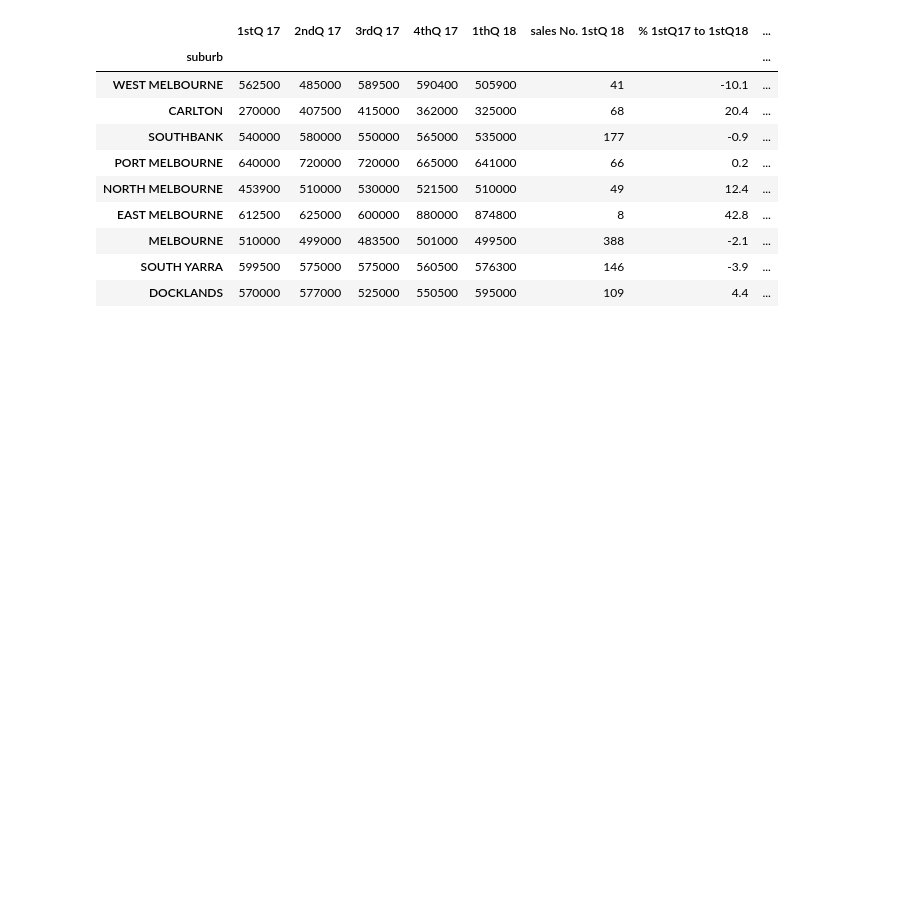
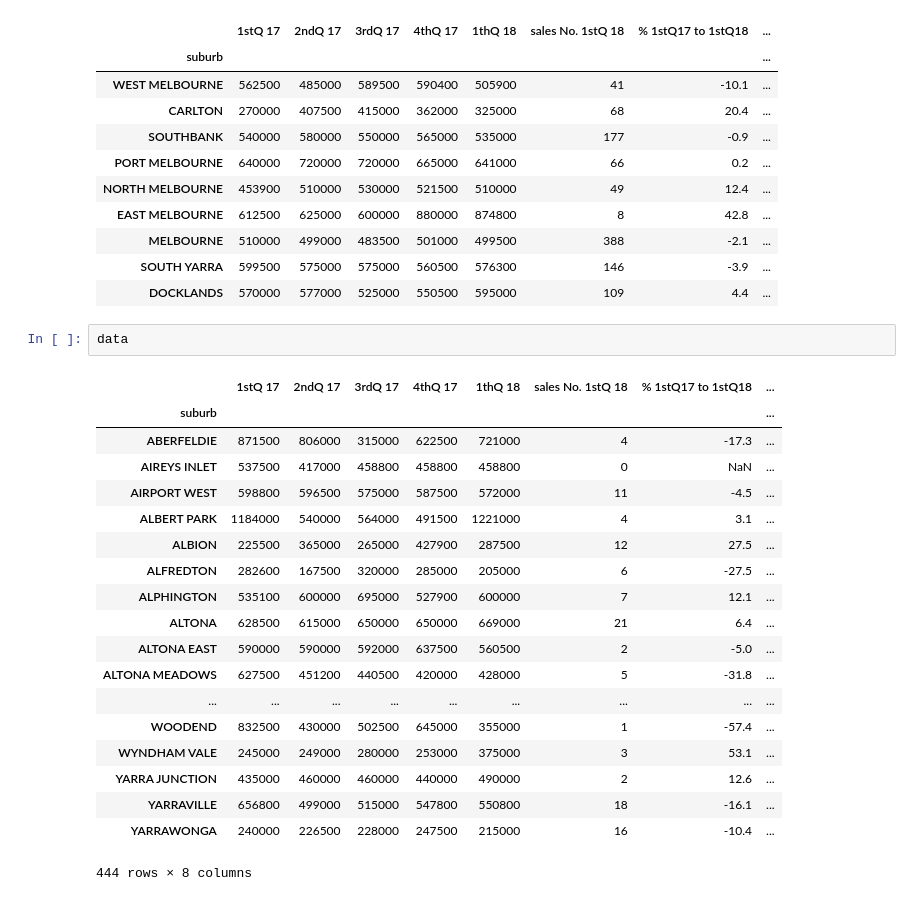
Before and after one commit to damipaigu/Python-Learning-Notes, a Jupyter notebook: Realestate/Victorian Property Sales Report - Median Unit by Suburb Quarterly/Unit Sales - Mar2018-final.ipynb, the cells around one changed output. Saved outputs shown, nothing was run; the diff lists cells and outputs as text; blank space fills up the shorter version.

```diff
--- a/Realestate/Victorian Property Sales Report - Median Unit by Suburb Quarterly/Unit Sales - Mar2018-final.ipynb
+++ b/Realestate/Victorian Property Sales Report - Median Unit by Suburb Quarterly/Unit Sales - Mar2018-final.ipynb
@@ -47,3 +32,25 @@ data.reindex(city_sub).sort_values(by='% 4thQ17 to 1stQ18')
 | MELBOURNE | 510000 | 499000 | 483500 | 501000 | 499500 | 388 | -2.1 | ... |
 | SOUTH YARRA | 599500 | 575000 | 575000 | 560500 | 576300 | 146 | -3.9 | ... |
 | DOCKLANDS | 570000 | 577000 | 525000 | 550500 | 595000 | 109 | 4.4 | ... |
+# %%
+data
+# %% [output]
+|  | 1stQ 17 | 2ndQ 17 | 3rdQ 17 | 4thQ 17 | 1thQ 18 | sales No. 1stQ 18 | % 1stQ17 to 1stQ18 | ... |
+| suburb |  |  |  |  |  |  |  | ... |
+| ABERFELDIE | 871500 | 806000 | 315000 | 622500 | 721000 | 4 | -17.3 | ... |
+| AIREYS INLET | 537500 | 417000 | 458800 | 458800 | 458800 | 0 | NaN | ... |
+| AIRPORT WEST | 598800 | 596500 | 575000 | 587500 | 572000 | 11 | -4.5 | ... |
+| ALBERT PARK | 1184000 | 540000 | 564000 | 491500 | 1221000 | 4 | 3.1 | ... |
+| ALBION | 225500 | 365000 | 265000 | 427900 | 287500 | 12 | 27.5 | ... |
+| ALFREDTON | 282600 | 167500 | 320000 | 285000 | 205000 | 6 | -27.5 | ... |
+| ALPHINGTON | 535100 | 600000 | 695000 | 527900 | 600000 | 7 | 12.1 | ... |
+| ALTONA | 628500 | 615000 | 650000 | 650000 | 669000 | 21 | 6.4 | ... |
+| ALTONA EAST | 590000 | 590000 | 592000 | 637500 | 560500 | 2 | -5.0 | ... |
+| ALTONA MEADOWS | 627500 | 451200 | 440500 | 420000 | 428000 | 5 | -31.8 | ... |
+| ... | ... | ... | ... | ... | ... | ... | ... | ... |
+| WOODEND | 832500 | 430000 | 502500 | 645000 | 355000 | 1 | -57.4 | ... |
+| WYNDHAM VALE | 245000 | 249000 | 280000 | 253000 | 375000 | 3 | 53.1 | ... |
+| YARRA JUNCTION | 435000 | 460000 | 460000 | 440000 | 490000 | 2 | 12.6 | ... |
+| YARRAVILLE | 656800 | 499000 | 515000 | 547800 | 550800 | 18 | -16.1 | ... |
+| YARRAWONGA | 240000 | 226500 | 228000 | 247500 | 215000 | 16 | -10.4 | ... |
+444 rows × 8 columns
```
Also changed, not shown: parts of 5 cells of this notebook.
